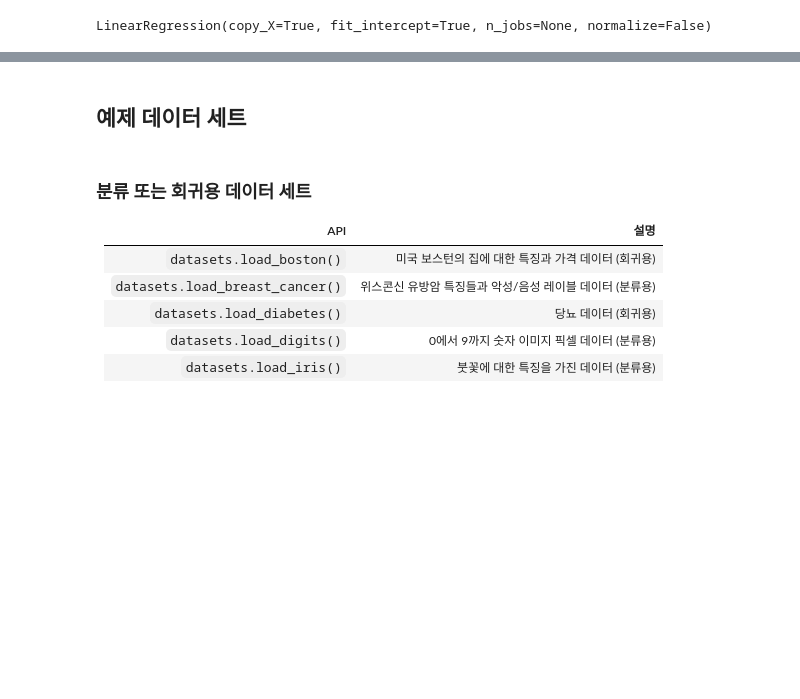
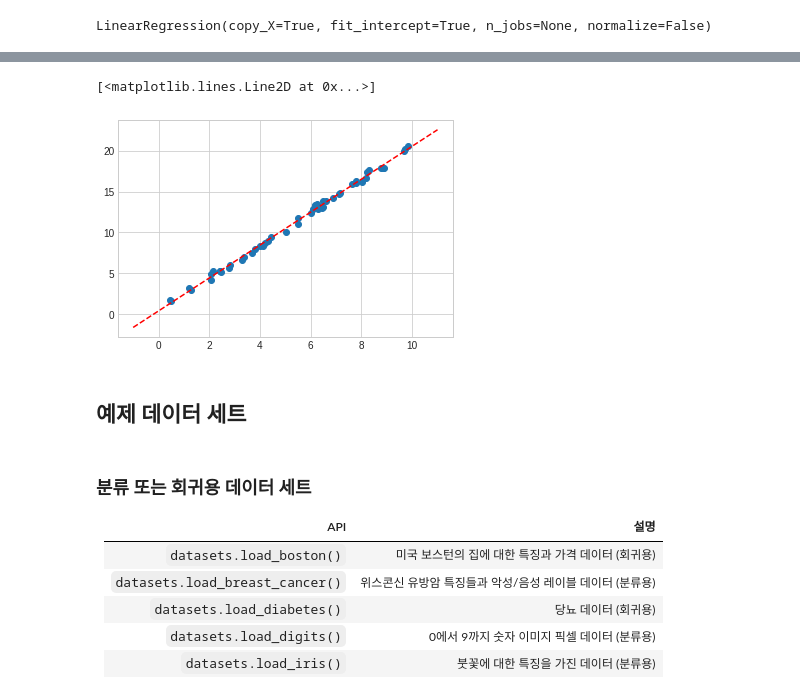
Before and after one commit to WooHyeok-Moon/Machine_Learning_Study, a Jupyter notebook: _2_Scikit_Learn.ipynb, the cells around one changed output, grey strips where cells are left out. Cells and saved outputs as stored; diff of their text form; code cells hidden in the pictures; blank space fills up the shorter version.

```diff
--- a/_2_Scikit_Learn.ipynb
+++ b/_2_Scikit_Learn.ipynb
@@ -117,6 +117,12 @@ model.intercept_
 xfit = np.linspace(-1, 11)
 Xfit = xfit[:, np.newaxis]
 yfit = model.predict(Xfit)
+# %%
+plt.scatter(x,y)
+plt.plot(xfit, yfit, '--r')
+# %% [output]
+[<matplotlib.lines.Line2D at 0x...>]
+[figure, added]
 # %% [markdown]
 ## 예제 데이터 세트
 # %% [markdown]
```
Also changed, not shown: parts of 4 cells of this notebook.
